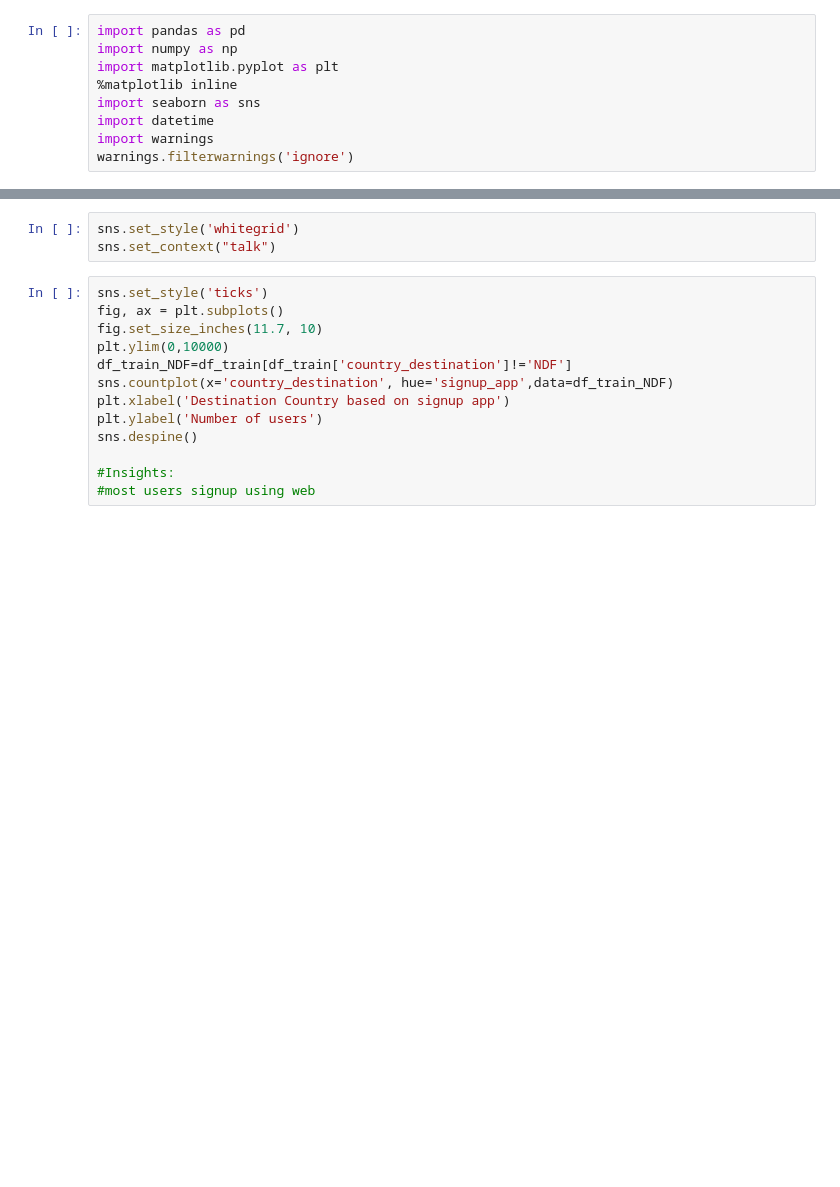
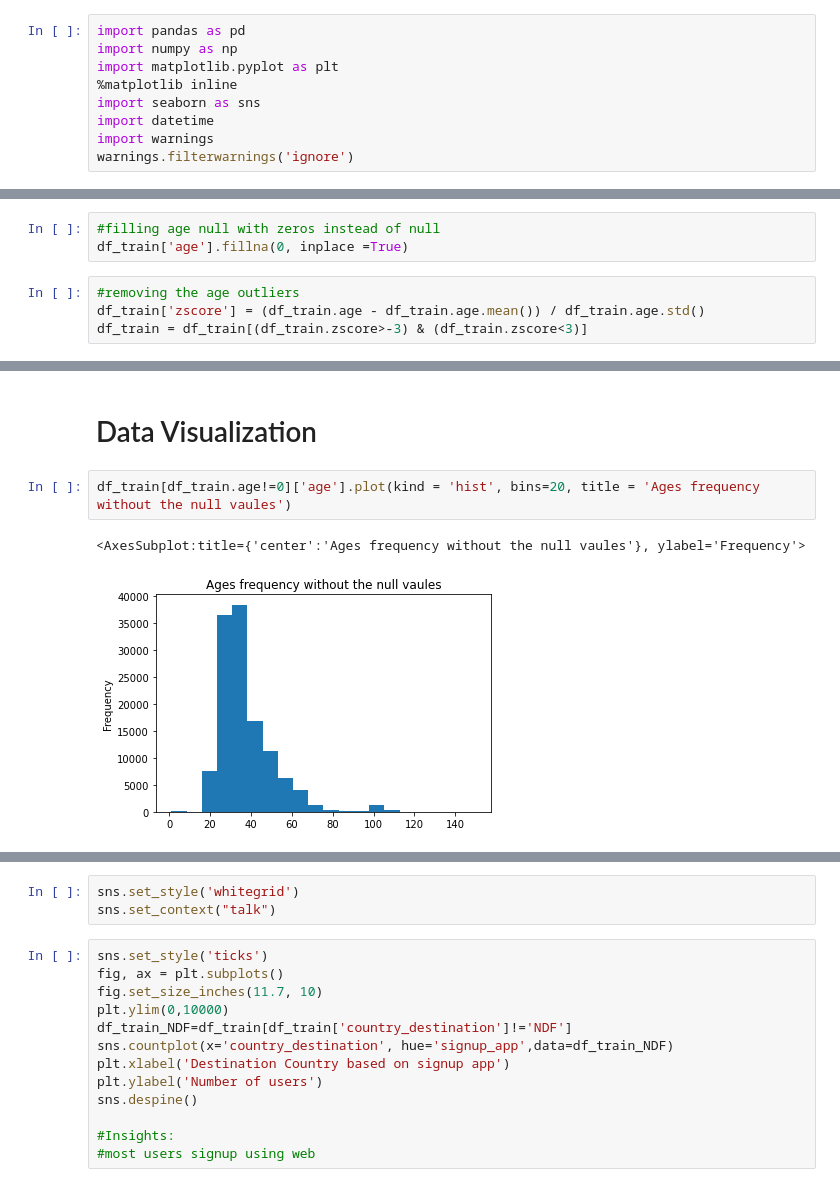
Before and after one commit to SaraAkmal/Sprints-DS, a Jupyter notebook: Airbnb-Data-Analysis.ipynb, the cells around one changed output, grey strips where cells are left out. Drawn from its saved outputs; the diff is of its cells as text; blank space fills up the shorter version.

```diff
--- a/Airbnb-Data-Analysis.ipynb
+++ b/Airbnb-Data-Analysis.ipynb
@@ -21,0 +90,7 @@ df_train.head()
+# %%
+#filling age null with zeros instead of null
+df_train['age'].fillna(0, inplace =True)
+# %%
+#removing the age outliers
+df_train['zscore'] = (df_train.age - df_train.age.mean()) / df_train.age.std()
+df_train = df_train[(df_train.zscore>-3) & (df_train.zscore<3)]
@@ -21,0 +106,7 @@ df_train.head()
+# %% [markdown]
+# Data Visualization
+# %%
+df_train[df_train.age!=0]['age'].plot(kind = 'hist', bins=20, title = 'Ages frequency without the null vaules')
+# %% [output]
+<AxesSubplot:title={'center':'Ages frequency without the null vaules'}, ylabel='Frequency'>
+[figure, added]
```
Also changed, not shown: parts of 14 cells of this notebook.
